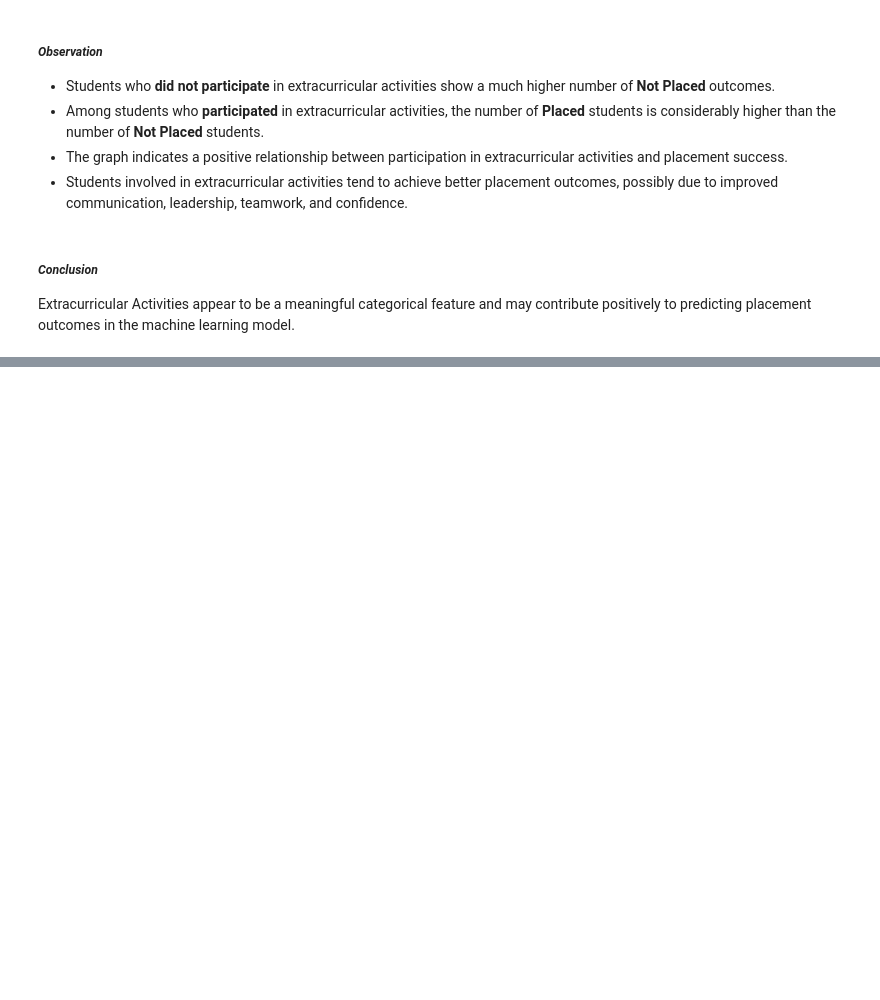
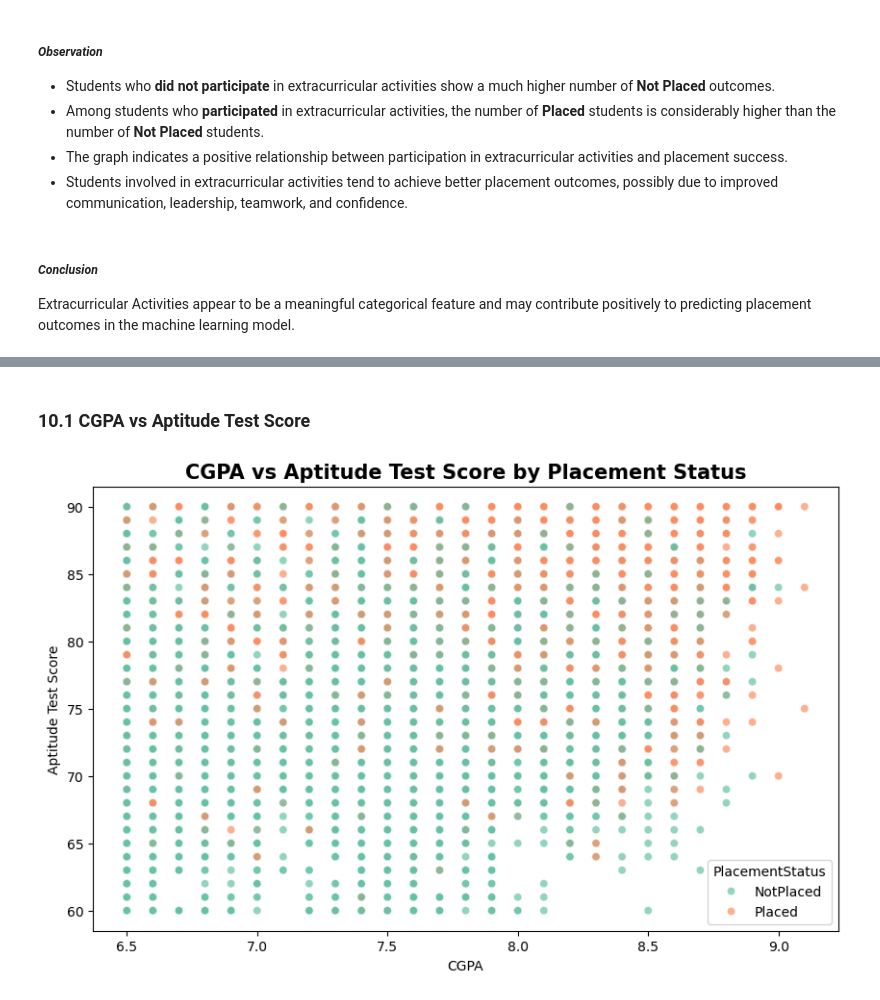
Before and after one commit to avy-pixel/Student-placement-prediction, a Jupyter notebook: Studentdata/Notebook.ipynb, the cells around one changed output, grey strips where cells are left out. Drawn from its saved outputs; the diff is of its cells as text; code cells hidden in the pictures; blank space fills up the shorter version.

```diff
--- a/Studentdata/Notebook.ipynb
+++ b/Studentdata/Notebook.ipynb
@@ -429,0 +433,20 @@ Extracurricular Activities appear to be a meaningful categorical feature and may
+# %% [markdown]
+### 10.1 CGPA vs Aptitude Test Score
+# %%
+plt.figure(figsize=(10,6))
+
+sns.scatterplot(
+    data=df,
+    x='CGPA',
+    y='AptitudeTestScore',
+    hue='PlacementStatus',
+    alpha=0.7,
+    palette='Set2'
+)
+
+plt.title("CGPA vs Aptitude Test Score by Placement Status", fontsize=15, fontweight='bold')
+plt.xlabel("CGPA")
+plt.ylabel("Aptitude Test Score")
+plt.show()
+# %% [output]
+[figure, added]
```
Also changed, not shown: parts of 8 cells of this notebook.
